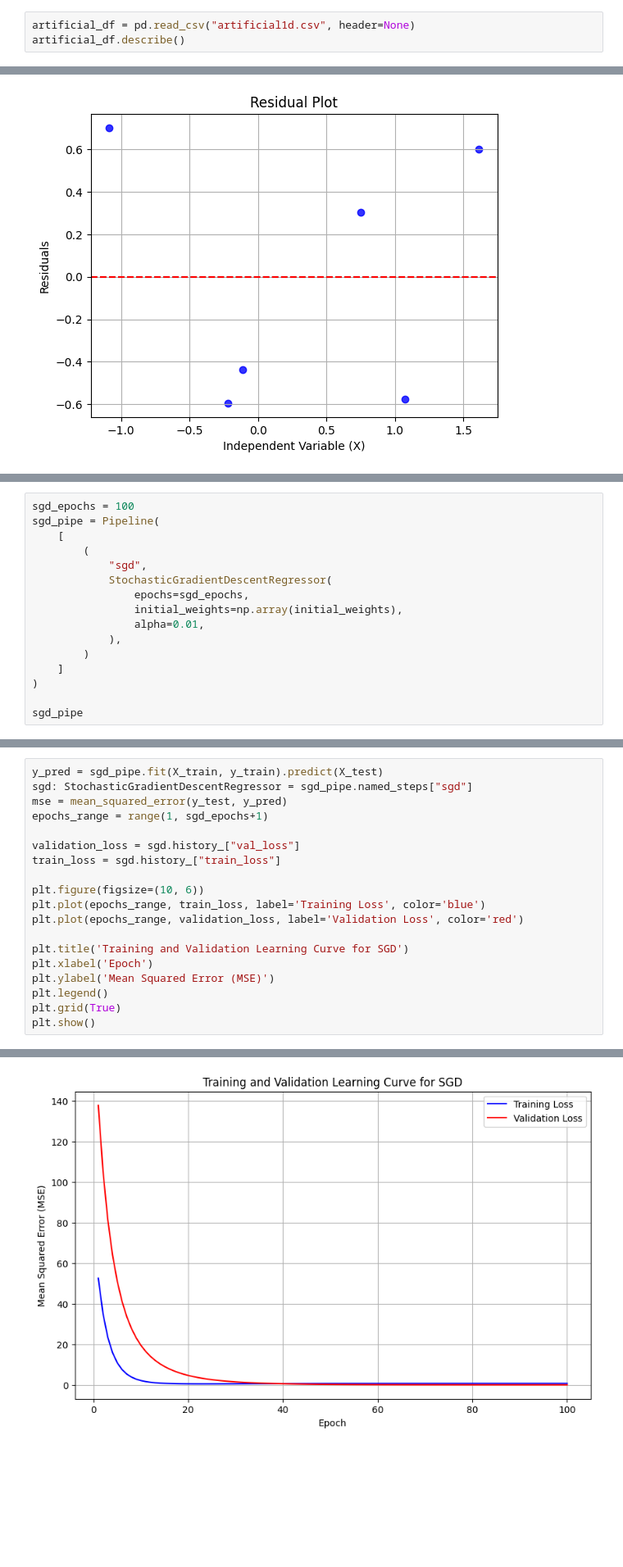
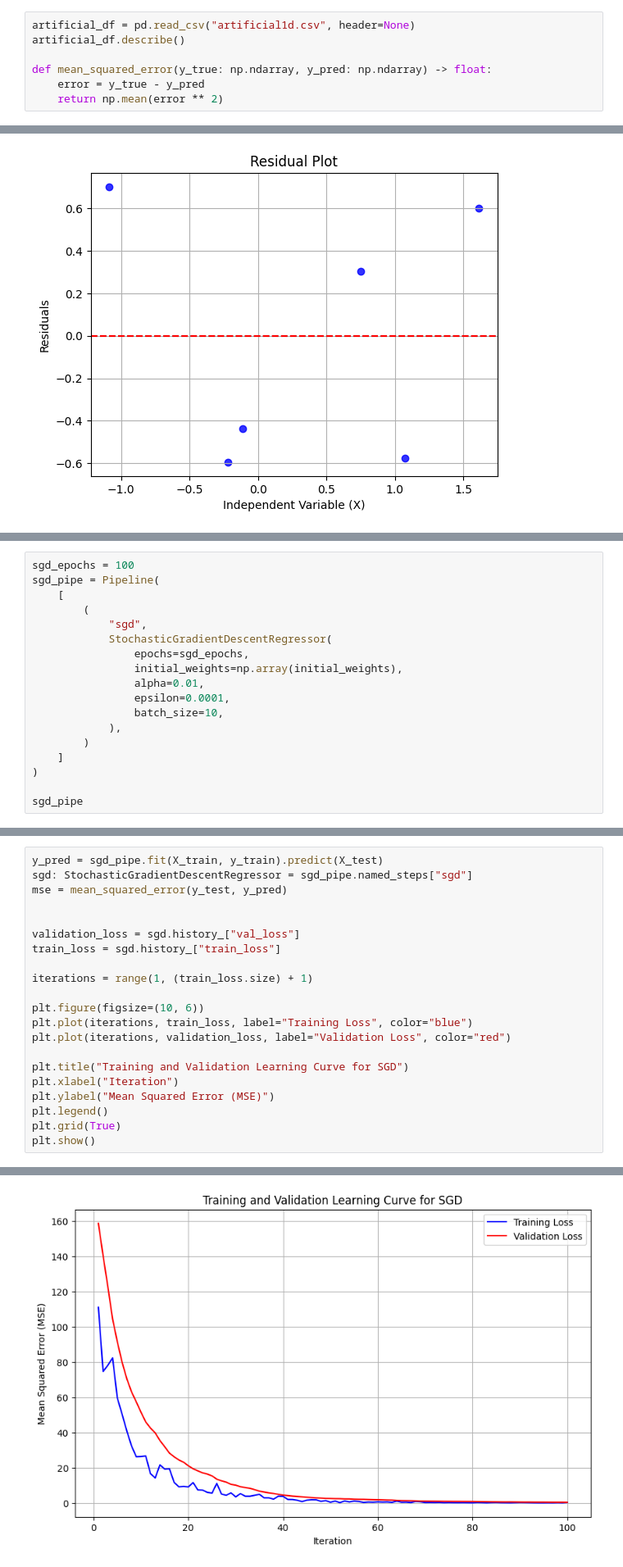
Before and after one commit to talDoFlemis/dory, a Jupyter notebook: lista_01/questao1.ipynb, the cells around one changed output, grey strips where cells are left out. Shown at 82% size. Drawn from its saved outputs; the diff is of its cells as text; blank space fills up the shorter version.

```diff
--- a/lista_01/questao1.ipynb
+++ b/lista_01/questao1.ipynb
@@ -17,3 +15,7 @@ logging.basicConfig(level=logging.INFO)
 # %%
 artificial_df = pd.read_csv("artificial1d.csv", header=None)
 artificial_df.describe()
+
+def mean_squared_error(y_true: np.ndarray, y_pred: np.ndarray) -> float:
+    error = y_true - y_pred
+    return np.mean(error ** 2)
@@ -168,6 +157,8 @@ sgd_pipe = Pipeline(
                 epochs=sgd_epochs,
                 initial_weights=np.array(initial_weights),
                 alpha=0.01,
+                epsilon=0.0001,
+                batch_size=10,
             ),
         )
     ]
@@ -181,18 +173,20 @@ Pipeline(steps=[('sgd',
 y_pred = sgd_pipe.fit(X_train, y_train).predict(X_test)
 sgd: StochasticGradientDescentRegressor = sgd_pipe.named_steps["sgd"]
 mse = mean_squared_error(y_test, y_pred)
-epochs_range = range(1, sgd_epochs+1)
+
 
 validation_loss = sgd.history_["val_loss"]
 train_loss = sgd.history_["train_loss"]
 
+iterations = range(1, (train_loss.size) + 1)
+
 plt.figure(figsize=(10, 6))
-plt.plot(epochs_range, train_loss, label='Training Loss', color='blue')
-plt.plot(epochs_range, validation_loss, label='Validation Loss', color='red')
+plt.plot(iterations, train_loss, label="Training Loss", color="blue")
+plt.plot(iterations, validation_loss, label="Validation Loss", color="red")
 
-plt.title('Training and Validation Learning Curve for SGD')
-plt.xlabel('Epoch')
-plt.ylabel('Mean Squared Error (MSE)')
+plt.title("Training and Validation Learning Curve for SGD")
+plt.xlabel("Iteration")
+plt.ylabel("Mean Squared Error (MSE)")
 plt.legend()
 plt.grid(True)
 plt.show()
@@ -217,4 +211,4 @@ INFO:dory.linear.sgd:Epoch 99 completed. Train loss: [[0.8756663]], Val loss: 0.
-[figure, old version]
+[figure, new version]
 # %%
 plt.figure(figsize=(10, 5))
 plt.scatter(X, y, label="Data points")
```
Also changed, not shown: parts of 10 cells of this notebook.
